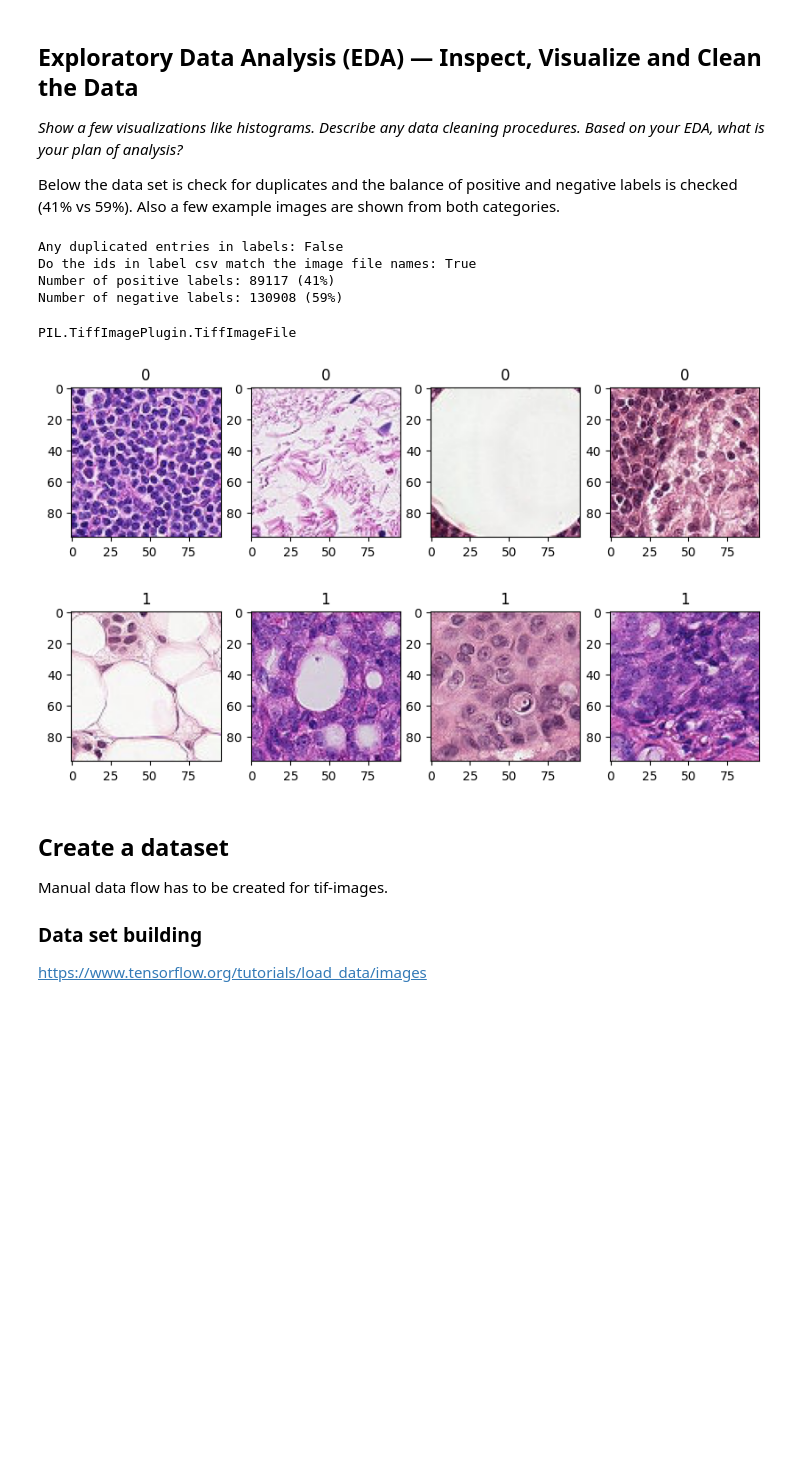
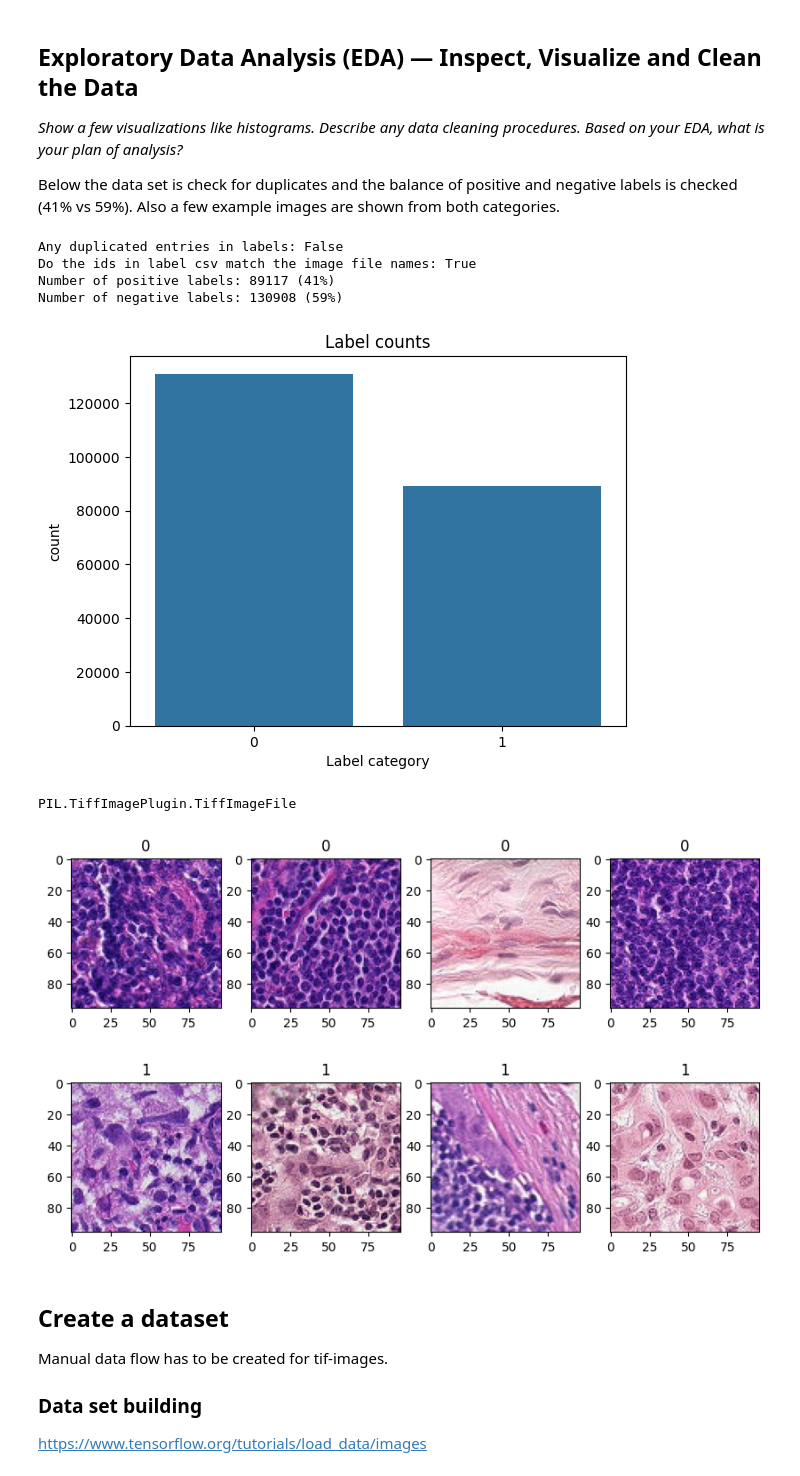
Before and after one commit to NikoKuu/CNN-Cancer-Detection-Kaggle-Mini-Project, a Jupyter notebook: CNN Cancer Detection.ipynb, the cells around one changed output. Saved outputs shown, nothing was run; the diff lists cells and outputs as text; code cells hidden in the pictures; blank space fills up the shorter version.

```diff
--- a/CNN Cancer Detection.ipynb
+++ b/CNN Cancer Detection.ipynb
@@ -104,31 +105,37 @@ Below the data set is check for duplicates and the balance of positive and negat
 # %%
 print('Any duplicated entries in labels:', np.any(train_labels.duplicated()))
 print('Do the ids in label csv match the image file names:', np.all((train_files) == (train_labels.id+'.tif')))
 
 pos = np.sum(train_labels.label == 1)
 neg = np.sum(train_labels.label == 0)
 print('Number of positive labels:', pos, '(' + str(round(pos/(neg+pos)*100))+'%)')
 print('Number of negative labels:', neg, '(' + str(round(neg/(neg+pos)*100))+'%)')
 
+train_labels['Label category'] = train_labels.label.astype('category')
+
+sns.countplot(x='Label category', data=train_labels)
+plt.title('Label counts')
+plt.show()
 
 plt.figure(figsize=(10, 6))
 files = np.random.choice(train_labels.id[train_labels.label==0], 4, replace=False)
 files = np.append(files, np.random.choice(train_labels.id[train_labels.label==1], 4, replace=False))
 files = files + '.tif'
 for i, file in enumerate(files):
     ax = plt.subplot(2, 4, i + 1)
     img, X = read_pic(os.path.join(raw_data_path, 'train', file))
     i_lbl = np.where(train_labels.id+'.tif' == file)[0]
     plt.title((train_labels.label.iloc[i_lbl].values)[0])
     plt.imshow(img)
 type(img)
 # %% [output]
 Any duplicated entries in labels: False
 Do the ids in label csv match the image file names: True
 Number of positive labels: 89117 (41%)
 Number of negative labels: 130908 (59%)
+[figure, new version]
 PIL.TiffImagePlugin.TiffImageFile
-[figure, old version]
+[figure, added]
 # %% [markdown]
 ## Create a dataset
 Manual data flow has to be created for tif-images.
```
Also changed, not shown: parts of 11 cells of this notebook.
